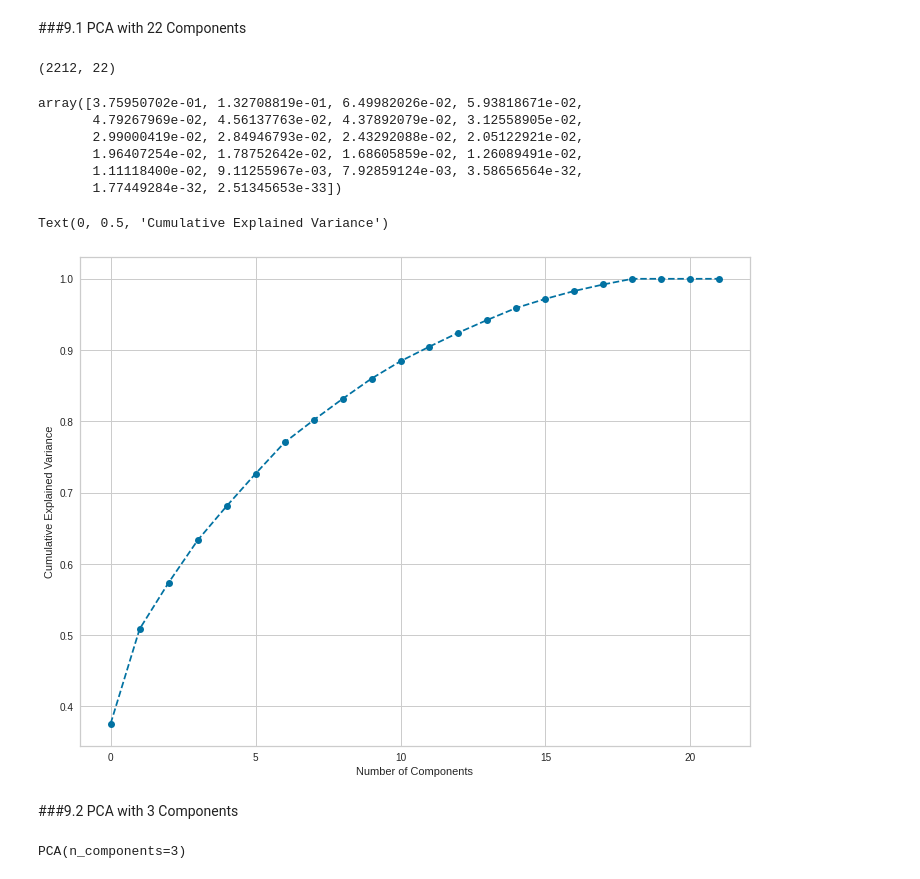
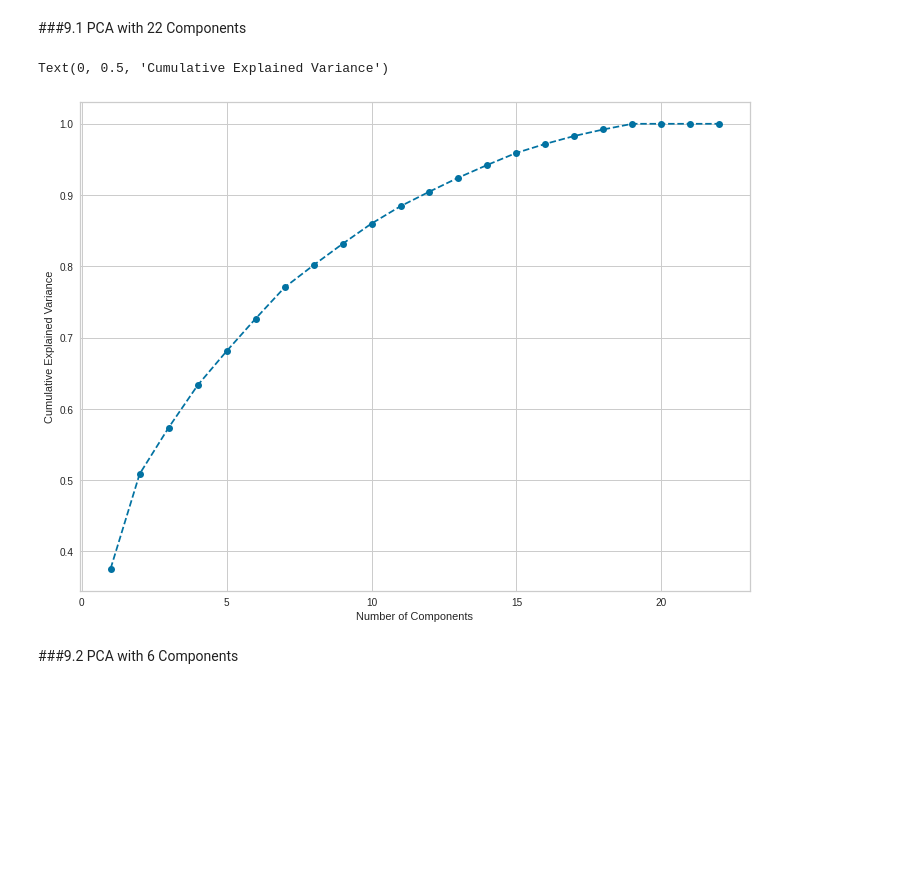
Before and after one commit to AliceKitchkin/Unsupervised-Machine-Learning, a Jupyter notebook: CustomerSegmentation.ipynb, the cells around one changed output. Saved outputs shown, nothing was run; the diff lists cells and outputs as text; code cells hidden in the pictures; blank space fills up the shorter version.

```diff
--- a/CustomerSegmentation.ipynb
+++ b/CustomerSegmentation.ipynb
@@ -377,37 +377,17 @@ data.head()
 ##9. Dimensionality Reduction
 # %% [markdown]
 ###9.1 PCA with 22 Components
-# %%
-#data = data.drop(["target"], axis=1)
-#data.insert(0,"target", " ")
-data.shape
-# %% [output]
-(2212, 22)
-# %%
-#Principal component analysis with 22 components
-pca = PCA()
-pca.fit(data)
-pca.explained_variance_ratio_
-# %% [output]
-array([3.75950702e-01, 1.32708819e-01, 6.49982026e-02, 5.93818671e-02,
-       4.79267969e-02, 4.56137763e-02, 4.37892079e-02, 3.12558905e-02,
-       2.99000419e-02, 2.84946793e-02, 2.43292088e-02, 2.05122921e-02,
-       1.96407254e-02, 1.78752642e-02, 1.68605859e-02, 1.26089491e-02,
-       1.11118400e-02, 9.11255967e-03, 7.92859124e-03, 3.58656564e-32,
-       1.77449284e-32, 2.51345653e-33])
 # %%
-#50% meiner Dimensionen machen 90% der Varianz aus
+pca = PCA()
+pca.fit(data)
+
+#~50% meiner Dimensionen machen 90% der Varianz aus
 plt.figure(figsize=(12, 9))
-plt.plot(range(0, 22), pca.explained_variance_ratio_.cumsum(), marker='o', linestyle='--')
+plt.plot(range(1, 23), pca.explained_variance_ratio_.cumsum(), marker='o', linestyle='--')
 plt.xlabel('Number of Components')
 plt.ylabel('Cumulative Explained Variance')
 # %% [output]
 Text(0, 0.5, 'Cumulative Explained Variance')
-[figure, old version]
+[figure, new version]
 # %% [markdown]
-###9.2 PCA with 3 Components
+###9.2 PCA with 6 Components
-# %%
-pca2 = PCA(n_components=3)
-pca2.fit(data)
-# %% [output]
-PCA(n_components=3)
```
Also changed, not shown: parts of 28 cells of this notebook.
